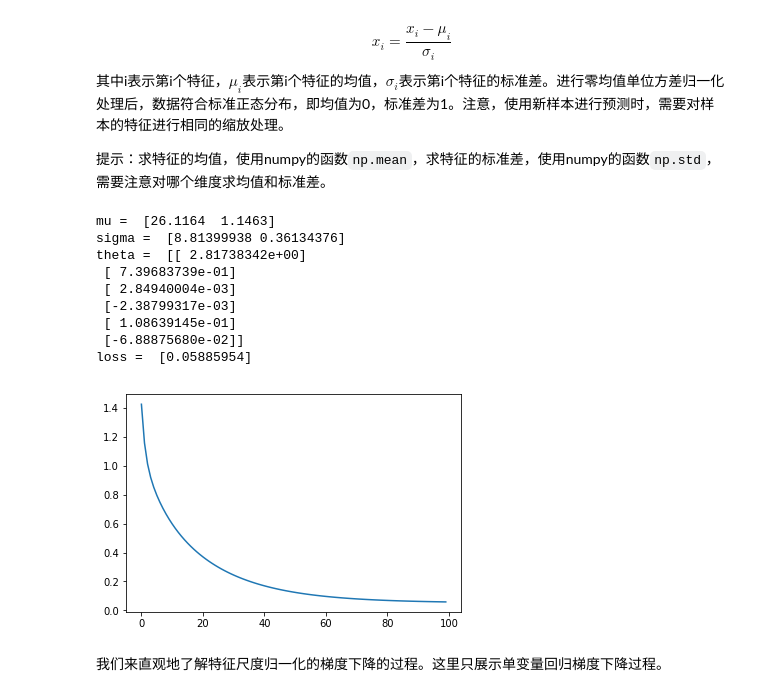
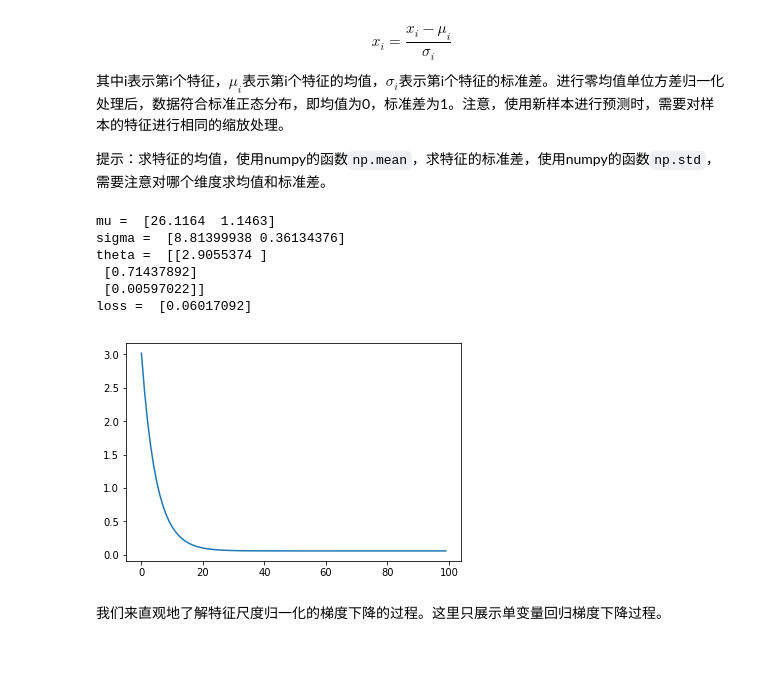
Before and after one commit to SoulOH/csu-ml-assignment, a Jupyter notebook: ex1/Regression.ipynb, the cells around one changed output. Drawn from its saved outputs; the diff is of its cells as text; code cells hidden in the pictures; blank space fills up the shorter version.

```diff
--- a/ex1/Regression.ipynb
+++ b/ex1/Regression.ipynb
@@ -450,45 +450,40 @@ $$
 # 计算特征的均值 mu
 mu = np.mean(X_data, axis = 0)
 # 计算特征的标准差 sigma
 sigma = np.std(X_data, axis = 0)
 # 零均值单位方差归一化
 X_norm = (X_data - mu) / sigma
 
 # 训练多项式回归模型
 
+X_train = np.zeros((100, 3))
 X_train[:,0] = np.ones((100,))
 X_train[:,1] = X_norm[:,0]
 X_train[:,2] = X_norm[:,1]
-X_train[:,3] = X_norm[:,0] * X_norm[:,1]
-X_train[:,4] = X_norm[:,0] * X_norm[:,0]
-X_train[:,5] = X_norm[:,1] * X_norm[:,1]
 y_train = y_data
 
-theta_init = init_theta((6, 1))
+theta_init = init_theta((3, 1))
 
 # 学习率使用0.1
 loss_history, _, theta = gradient_descent(X_train, y_train, theta_init, learning_rate = 0.1)
 
 ### END CODE HERE ###
 
 print("mu = ", mu)
 print("sigma = ", sigma)
 
 print("theta = ", theta)
 
 plt.plot(loss_history)
 print("loss = ", loss_history[-1])
 # %% [output]
 mu =  [26.1164  1.1463]
 sigma =  [8.81399938 0.36134376]
-theta =  [[ 2.81738342e+00]
- [ 7.39683739e-01]
- [ 2.84940004e-03]
- [-2.38799317e-03]
- [ 1.08639145e-01]
- [-6.88875680e-02]]
-loss =  [0.05885954]
+theta =  [[2.9055374 ]
+ [0.71437892]
+ [0.00597022]]
+loss =  [0.06017092]
-[figure, old version]
+[figure, new version]
 # %% [markdown]
 我们来直观地了解特征尺度归一化的梯度下降的过程。这里只展示单变量回归梯度下降过程。
 # %%
```
Also changed, not shown: parts of 3 cells of this notebook.
